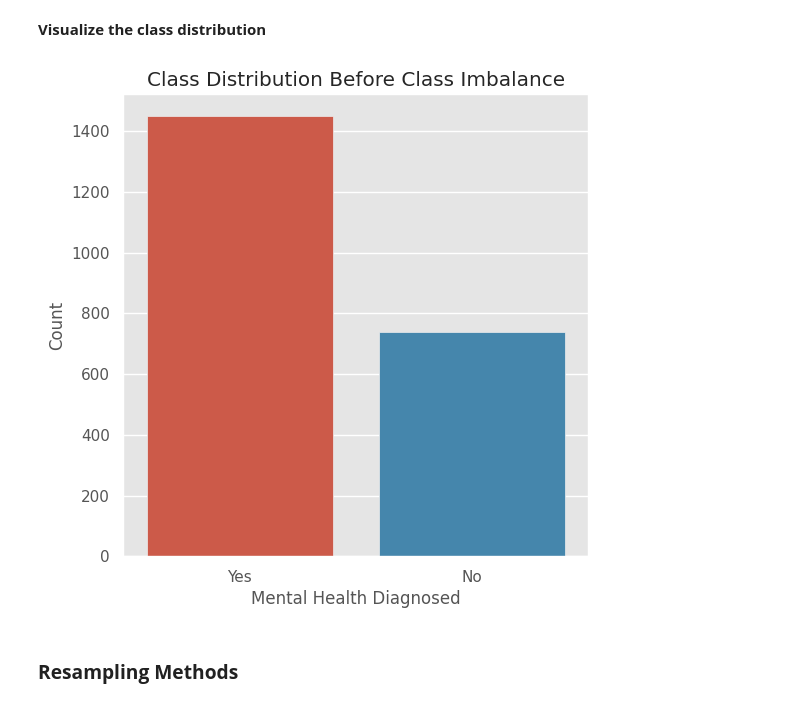
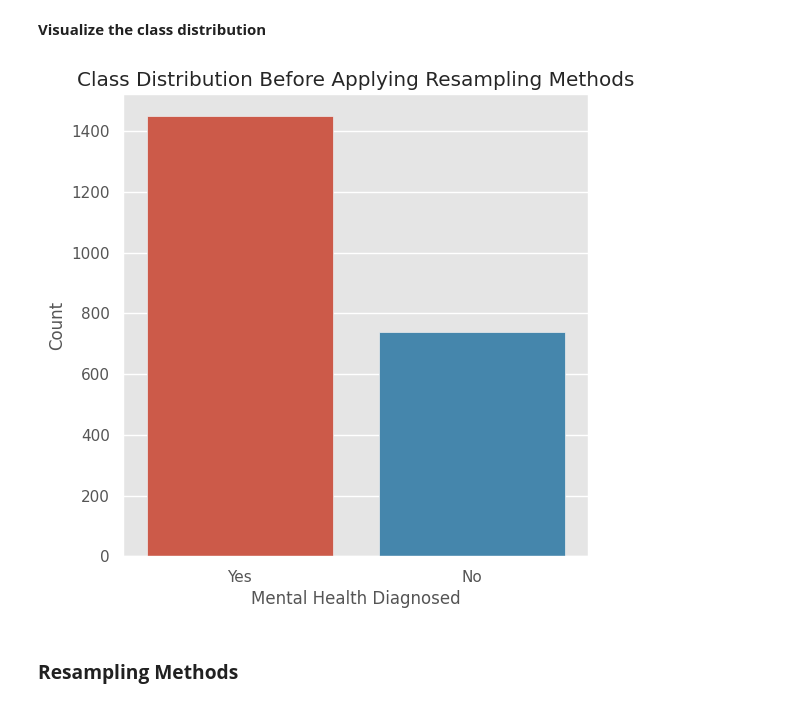
Before and after one commit to tsholofelo-mokheleli/ACIS-2023-New-Zealand, a Jupyter notebook: Experiment.ipynb, the cells around one changed output. Saved outputs shown, nothing was run; the diff lists cells and outputs as text; code cells hidden in the pictures.

```diff
--- a/Experiment.ipynb
+++ b/Experiment.ipynb
@@ -220,19 +220,19 @@ Name: mental_health_diagnosed, dtype: int64
 # %%
 # Create a copy of the original dataset
 new_data = data.copy()
 
 mh_mapping = {0: 'No', 1: 'Yes'}
 new_data['mh_label'] = new_data['mental_health_diagnosed'].map(mh_mapping)
 
 plt.figure(figsize=(6, 6))
 # Plot the distribution based on the new dataset
 sns.countplot(data=new_data, x='mh_label')
 plt.xlabel('Mental Health Diagnosed')
 plt.ylabel('Count')
-plt.title('Class Distribution Before Class Imbalance')
+plt.title('Class Distribution Before Applying Resampling Methods')
 plt.show()
 # %% [output]
-[figure, old version]
+[figure, new version]
 # %% [markdown]
 ### **Resampling Methods**
 # %% [markdown]
```
